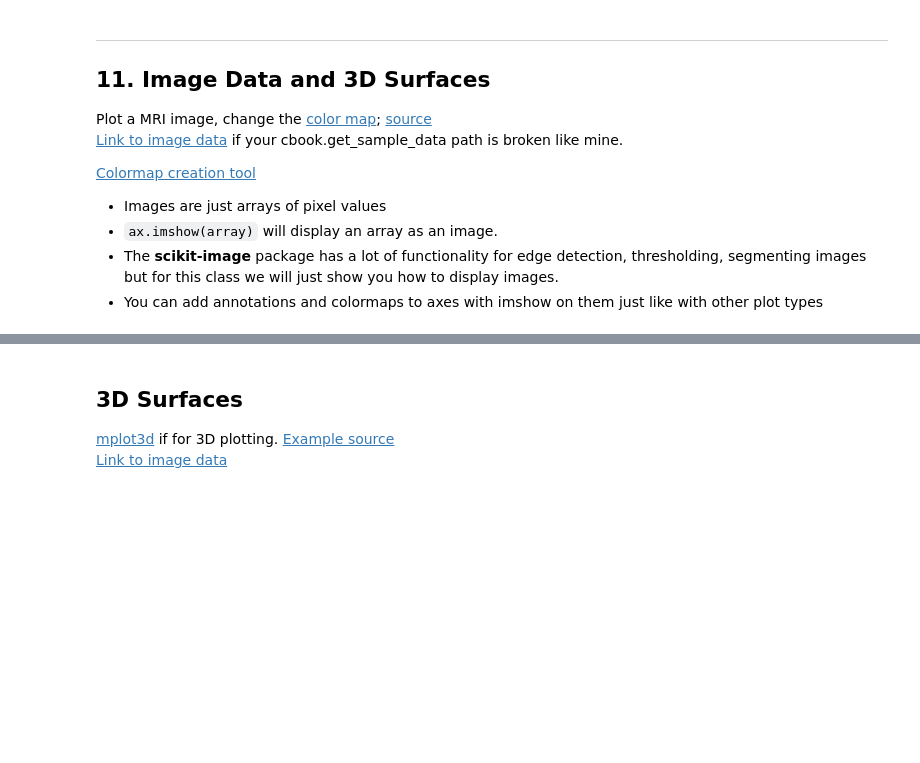
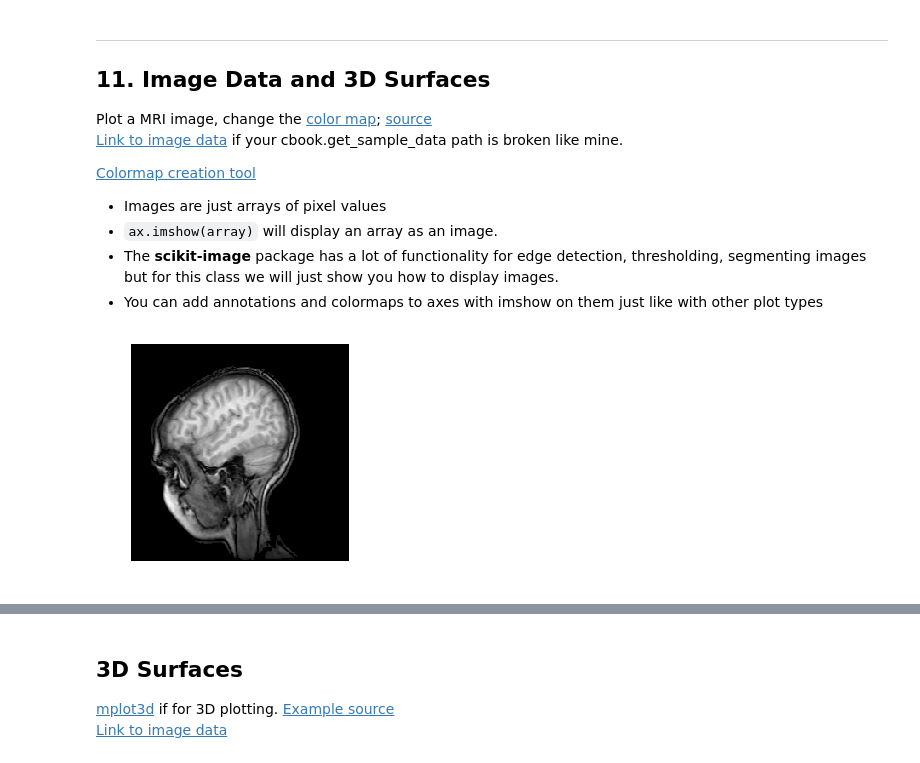
Before and after one commit to nuitrcs/pythonvisualization, a Jupyter notebook: plotting.ipynb, the cells around one changed output, grey strips where cells are left out. Cells and saved outputs as stored; diff of their text form; code cells hidden in the pictures; blank space fills up the shorter version.

```diff
--- a/plotting.ipynb
+++ b/plotting.ipynb
@@ -1085,14 +1168,17 @@ dfile = cbook.get_sample_data(home+'/Downloads/s1045.ima.gz')
 # %%
 fig, ax = plt.subplots(num="MRI_demo")
 
 # Data are 256x256 16 bit integers
 #dfile = cbook.get_sample_data('s1045.ima.gz')
-im = np.fromstring(dfile.read(), np.uint16).astype(float)
+im = np.frombuffer(dfile.read(), np.uint16).astype(float)
+#im = dfile.astype(float)
 im.shape = (256, 256)
 dfile.close()
 
 ax.imshow(im, cmap=cm.gray)
 ax.axis('off');
+# %% [output]
+[figure, added]
 # %%
 fig, ax = plt.subplots(num="MRI_demo")
 ax.imshow(im, cmap=cm.viridis)
```
Also changed, not shown: parts of 29 cells of this notebook.
